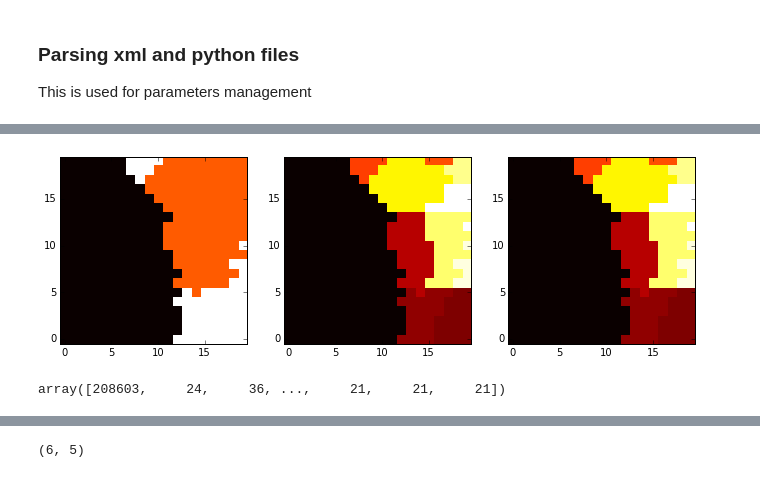
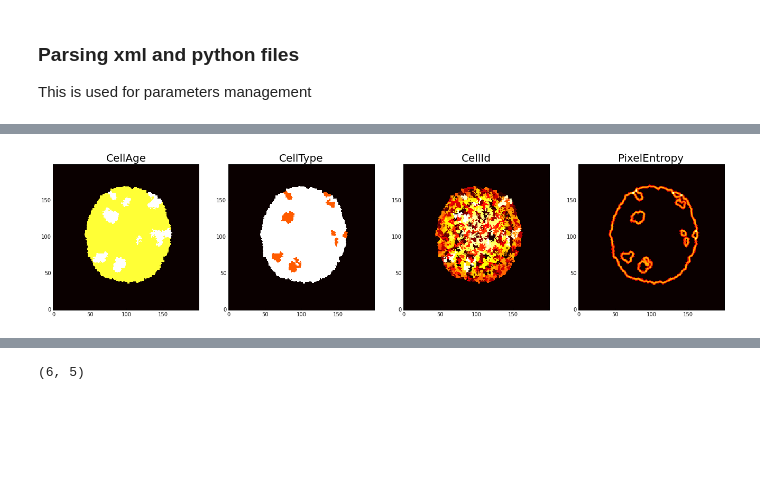
Before and after one commit to glyg/CancerStemCells_GGH, a Jupyter notebook: Notebooks/CompuCell3D simulations Importer.ipynb, the cells around one changed output, grey strips where cells are left out. Saved outputs shown, nothing was run; the diff lists cells and outputs as text; code cells hidden in the pictures; blank space fills up the shorter version.

```diff
--- a/Notebooks/CompuCell3D simulations Importer.ipynb
+++ b/Notebooks/CompuCell3D simulations Importer.ipynb
@@ -124,15 +161,0 @@ SyntaxError: unqualified exec is not allowed in function 'parse_cc3d' because it
-# %%
-reader = vtk.vtkStructuredPointsReader()
-
-vtk_fnum = -1
-#reader = vtkUnstructuredGridReader()
-reader.SetFileName(vtk_files[vtk_fnum])
-reader.Update()
-field_data = reader.GetOutput()
-cell_type = vtk_to_numpy(field_data.GetPointData().GetArray('CellType')) ##CellId, ClusterId
-cell_type = cell_type.reshape((dim['x'], dim['y']))
-cell_id = vtk_to_numpy(field_data.GetPointData().GetArray('CellId')).reshape((dim['x'], dim['y']))
-cluster_id = vtk_to_numpy(field_data.GetPointData().GetArray('ClusterId')).reshape((dim['x'], dim['y']))
-
-
-reader.CloseVTKFile()
@@ -139,13 +194,27 @@ reader.CloseVTKFile()
+# %%
+
+def get_pix_entropy():
+    pix_entropy = rank.entropy(cell_type_field.astype(np.uint8), disk(2))
+
+
+data_fields['PixelEntropy'] = np.array([rank.entropy(cell_type.astype(np.uint8), disk(2))
+                                       for cell_type in data_fields['CellType']])
 # %%
 dpi = 90. # pixel per inch
-pix_width = 1024
-pix_height = 720
+pix_width = 2048
+pix_height = 800
 
+
+vtk_fnum = 15
 f_size_i = (pix_width/dpi, pix_height/dpi)
 
-fig, axes = plt.subplots(1, 3)
+
+fig, axes = plt.subplots(1, len(data_fields))
 fig.set_size_inches(f_size_i)
-for ax, data in zip(axes, [cell_type, cell_id, cluster_id]):
-    ax.imshow(data[:20, :20], cmap='hot', origin='lower', interpolation='nearest')
+
+
+for ax, (name, field) in zip(axes, data_fields.items()):
+    ax.imshow(field[vtk_fnum], cmap='hot', origin='lower', interpolation='nearest')
+    ax.set_title(name, fontdict={'fontsize':20})
 # %% [output]
-[figure, old version]
+[figure, new version]
@@ -154,4 +220,0 @@ import numpy as np
-# %%
-np.bincount(cell_id.ravel())
-# %% [output]
-array([208603,     24,     36, ...,     21,     21,     21])
```
Also changed, not shown: parts of 18 cells of this notebook, 2 other files.
